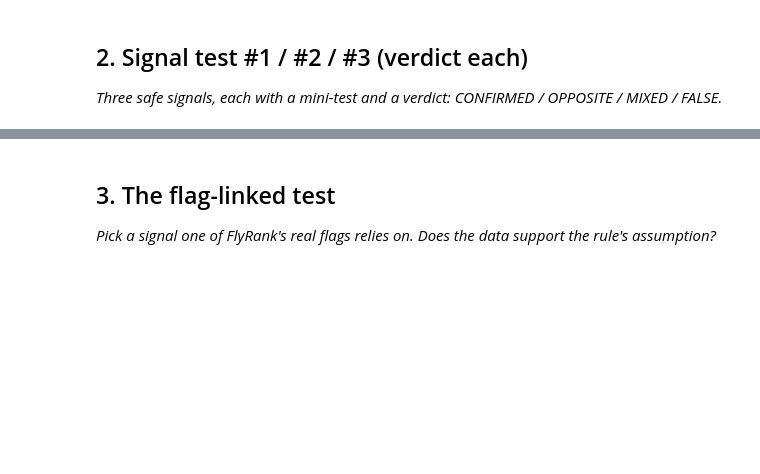
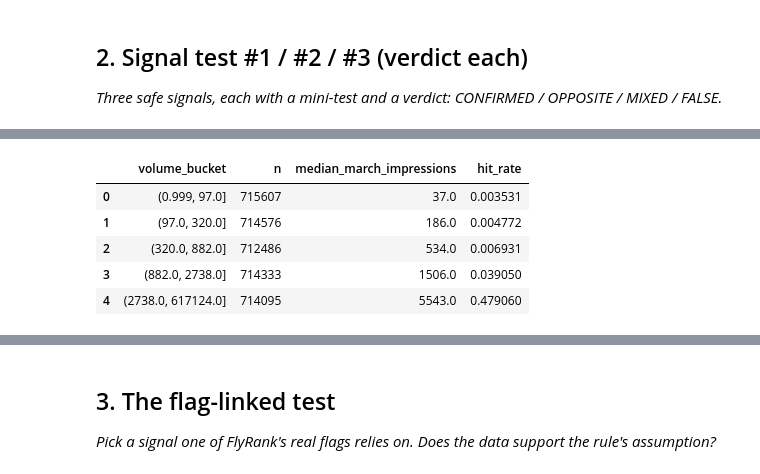
Before and after one commit to nazama-tech/Flyrank-Ml-internship, a Jupyter notebook: work/notebooks/w04_signal_audit.ipynb, the cells around one changed output, grey strips where cells are left out. Cells and saved outputs as stored; diff of their text form; code cells hidden in the pictures; blank space fills up the shorter version.

```diff
--- a/work/notebooks/w04_signal_audit.ipynb
+++ b/work/notebooks/w04_signal_audit.ipynb
@@ -111,0 +173,28 @@ sample[[
+# %%
+# Create volume buckets
+signal_test["volume_bucket"] = pd.qcut(
+    signal_test["march_gsc_impressions"],
+    q=5,
+    duplicates="drop"
+)
+# %%
+# Build the required bucket table
+volume_results = (
+    signal_test
+    .groupby("volume_bucket", observed=True)
+    .agg(
+        n=("is_hit", "size"),
+        median_march_impressions=("march_gsc_impressions", "median"),
+        hit_rate=("is_hit", "mean")
+    )
+    .reset_index()
+)
+
+volume_results
+# %% [output]
+|  | volume_bucket | n | median_march_impressions | hit_rate |
+| 0 | (0.999, 97.0] | 715607 | 37.0 | 0.003531 |
+| 1 | (97.0, 320.0] | 714576 | 186.0 | 0.004772 |
+| 2 | (320.0, 882.0] | 712486 | 534.0 | 0.006931 |
+| 3 | (882.0, 2738.0] | 714333 | 1506.0 | 0.039050 |
+| 4 | (2738.0, 617124.0] | 714095 | 5543.0 | 0.479060 |
```
Also changed, not shown: parts of 6 cells of this notebook.
